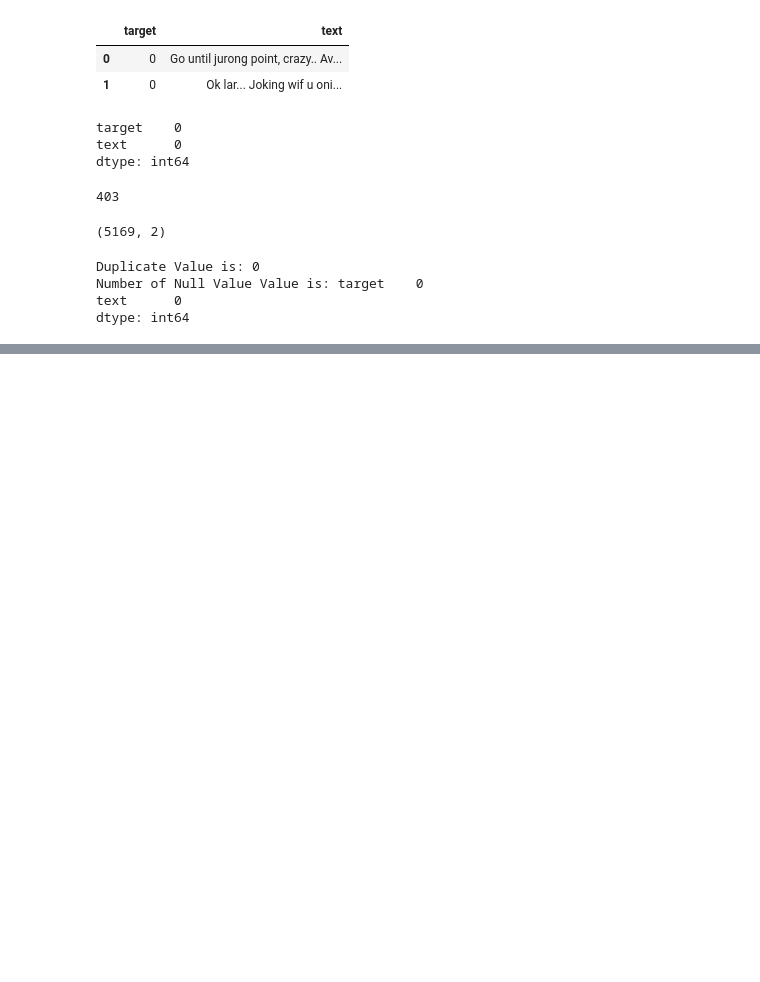
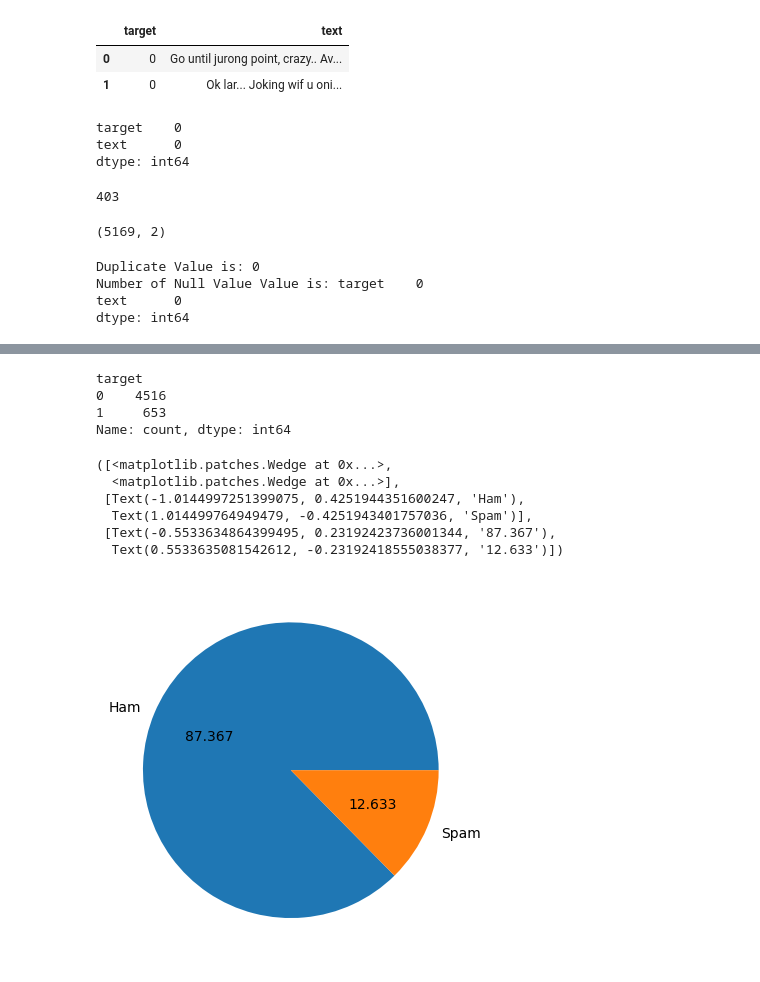
Before and after one commit to BikashThapa/Email-Spam-Detection, a Jupyter notebook: sms_spam_detection.ipynb, the cells around one changed output, grey strips where cells are left out. Drawn from its saved outputs; the diff is of its cells as text; code cells hidden in the pictures; blank space fills up the shorter version.

```diff
--- a/sms_spam_detection.ipynb
+++ b/sms_spam_detection.ipynb
@@ -113,0 +125,18 @@ dtype: int64
+# %%
+df['target'].value_counts()
+# %% [output]
+target
+0    4516
+1     653
+Name: count, dtype: int64
+# %%
+import matplotlib.pyplot as plt
+plt.pie(df['target'].value_counts(),labels=['Ham','Spam'],autopct="%.3f")
+# %% [output]
+([<matplotlib.patches.Wedge at 0x...>,
+  <matplotlib.patches.Wedge at 0x...>],
+ [Text(-1.0144997251399075, 0.4251944351600247, 'Ham'),
+  Text(1.014499764949479, -0.4251943401757036, 'Spam')],
+ [Text(-0.5533634864399495, 0.23192423736001344, '87.367'),
+  Text(0.5533635081542612, -0.23192418555038377, '12.633')])
+[figure, added]
```
Also changed, not shown: parts of 20 cells of this notebook.
